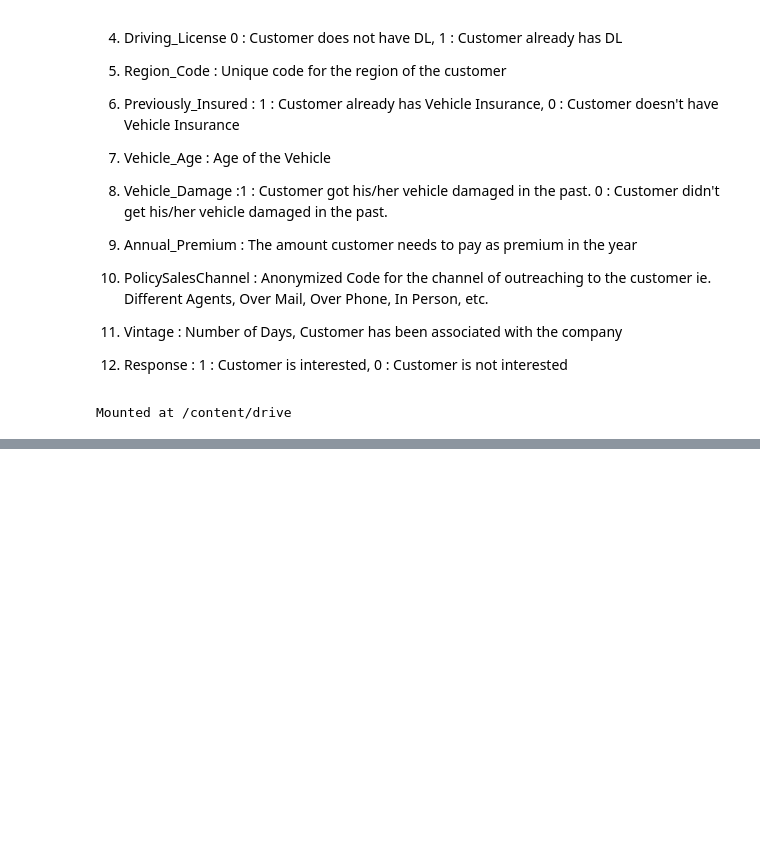
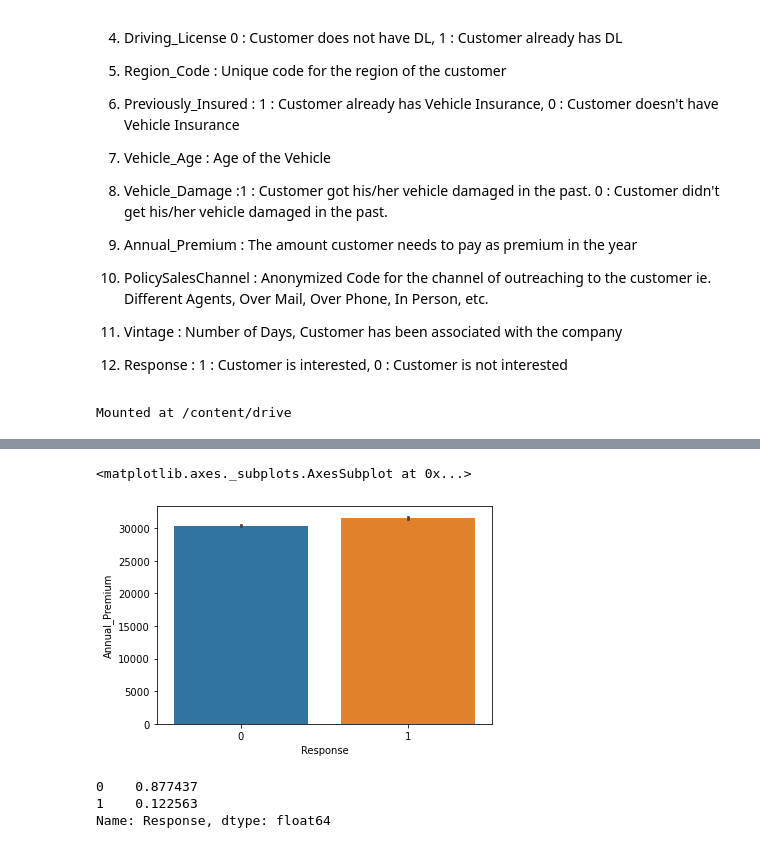
Before and after one commit to anupstar100/Health-Insurance-Cross-Sell-Prediction, a Jupyter notebook: SML_Capstone_Project_HEALTH_INSURANCE_CROSS_SELL_PREDICTION.ipynb, the cells around one changed output, grey strips where cells are left out. Drawn from its saved outputs; the diff is of its cells as text; code cells hidden in the pictures; blank space fills up the shorter version.

```diff
--- a/SML_Capstone_Project_HEALTH_INSURANCE_CROSS_SELL_PREDICTION.ipynb
+++ b/SML_Capstone_Project_HEALTH_INSURANCE_CROSS_SELL_PREDICTION.ipynb
@@ -1116,0 +397,15 @@ Using logiistic regression that has been tuned, we focus more on recall instead
+# %%
+sns.barplot(x = 'Response', y ='Annual_Premium', data = df)
+
+# People who response have slightly higher annual premium
+# %% [output]
+<matplotlib.axes._subplots.AxesSubplot at 0x...>
+[figure, added]
+# %%
+df['Response'].value_counts(normalize = True)
+
+# This Data is imbalance oversampling is neededm or Smote is required
+# %% [output]
+0    0.877437
+1    0.122563
+Name: Response, dtype: float64
```
Also changed, not shown: parts of 233 cells of this notebook.
